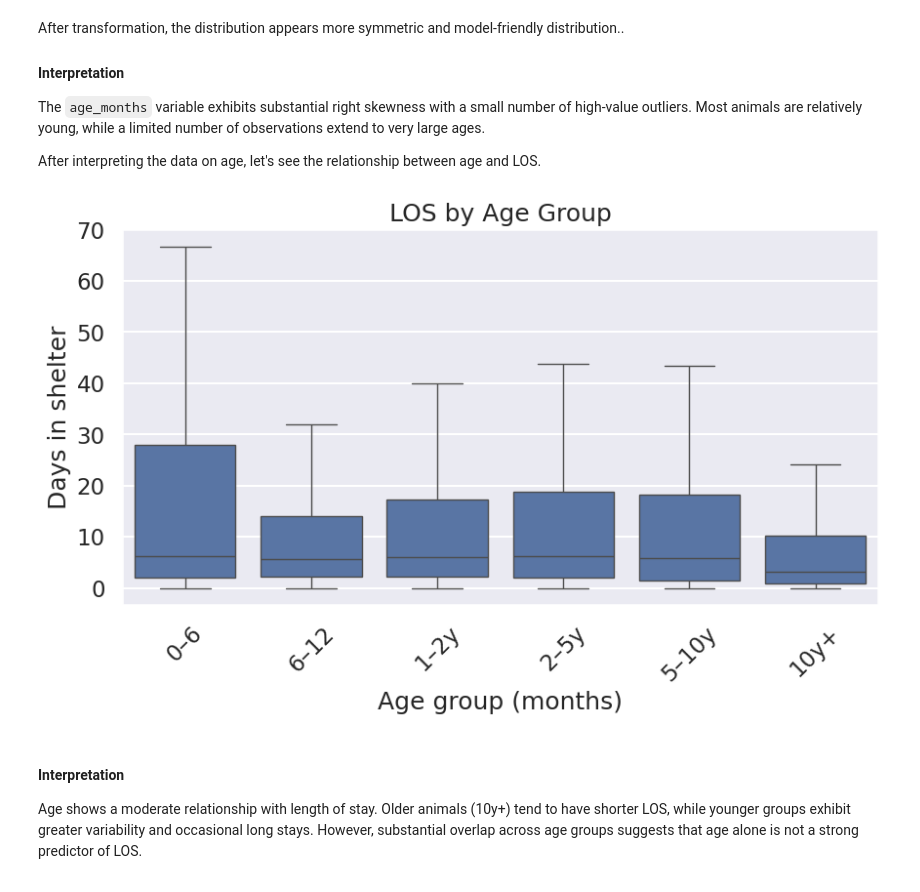
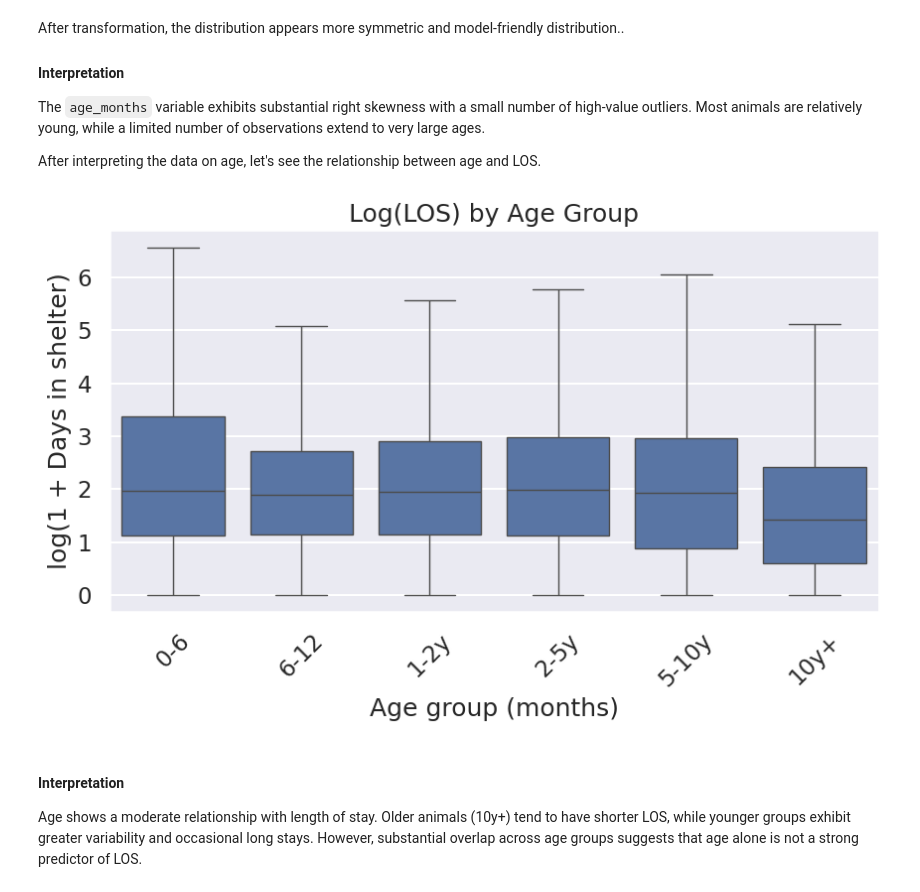
Before and after one commit to COGS108/Group098_WI26, a Jupyter notebook: 02-EDACheckpoint.ipynb, the cells around one changed output. Cells and saved outputs as stored; diff of their text form; code cells hidden in the pictures.

```diff
--- a/02-EDACheckpoint.ipynb
+++ b/02-EDACheckpoint.ipynb
@@ -820,21 +838,26 @@ The `age_months` variable exhibits substantial right skewness with a small numbe
 
 After interpreting the data on age, let's see the relationship between age and LOS.
 # %%
+# age_group
 df_combined["age_group"] = pd.cut(
     df_combined["age_months"],
     bins=[0, 6, 12, 24, 60, 120, 360],
-    labels=["0–6", "6–12", "1–2y", "2–5y", "5–10y", "10y+"],
+    labels=["0-6", "6-12", "1-2y", "2-5y", "5-10y", "10y+"],
     include_lowest=True
 )
-plt.figure(figsize=(10, 5))
-sns.boxplot(x="age_group", y="days_in_shelter", data=df_combined, showfliers=False)
+
+# log transform LOS
+df_combined["log_los"] = np.log1p(df_combined["days_in_shelter"])
+
+plt.figure(figsize=(10,5))
+sns.boxplot(x="age_group", y="log_los", data=df_combined, showfliers=False)
 plt.xticks(rotation=45)
-plt.title("LOS by Age Group")
+plt.title("Log(LOS) by Age Group")
 plt.xlabel("Age group (months)")
-plt.ylabel("Days in shelter")
+plt.ylabel("log(1 + Days in shelter)")
 plt.show()
 # %% [output]
-[figure, old version]
+[figure, new version]
 # %% [markdown]
 #### Interpretation
 Age shows a moderate relationship with length of stay. Older animals (10y+) tend to have shorter LOS, while younger groups exhibit greater variability and occasional long stays. However, substantial overlap across age groups suggests that age alone is not a strong predictor of LOS.
```
Also changed, not shown: parts of 23 cells of this notebook.
